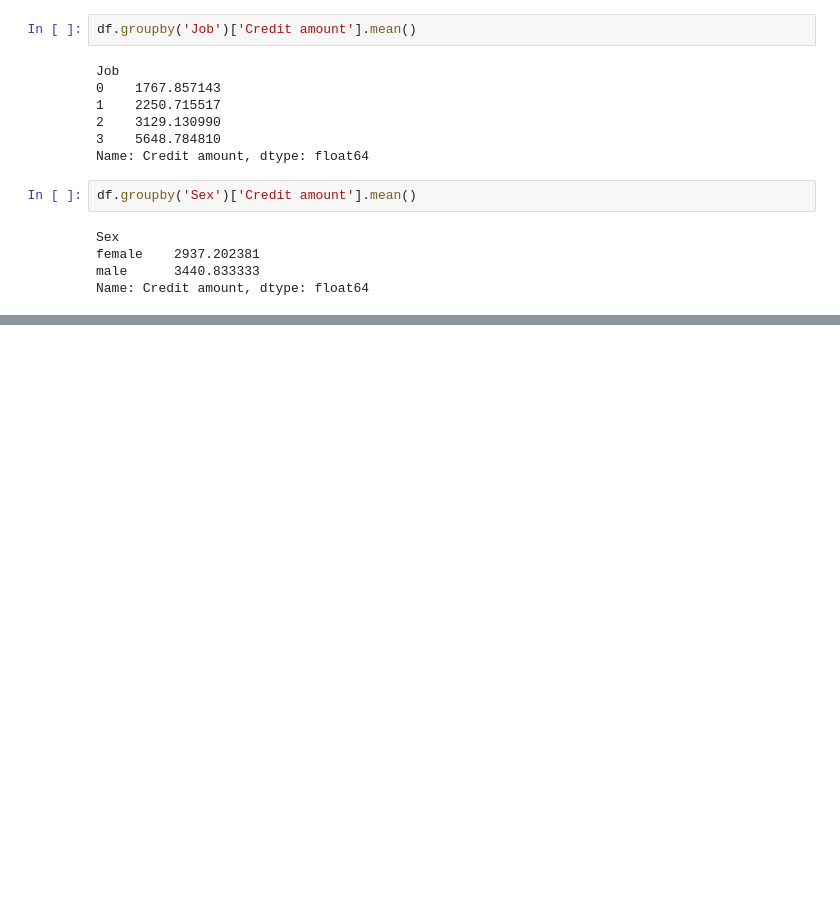
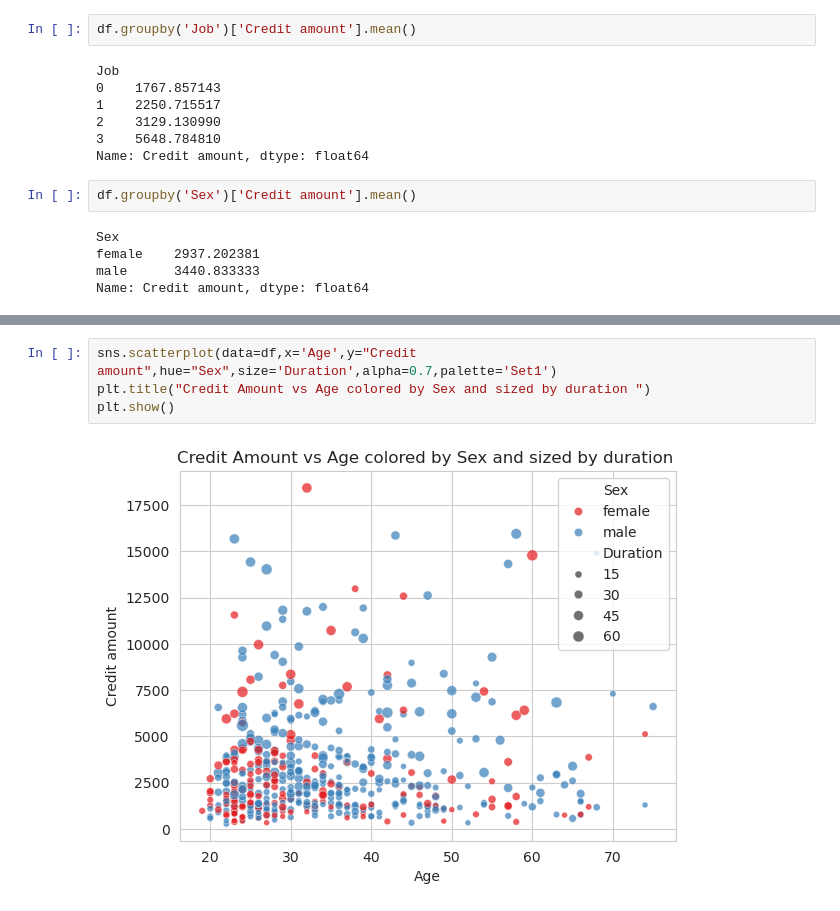
Before and after one commit to mmiskatul/Credit-Risk-Model, a Jupyter notebook: Analysis-data.ipynb, the cells around one changed output, grey strips where cells are left out. Drawn from its saved outputs; the diff is of its cells as text; blank space fills up the shorter version.

Commit message:
plot scatterplot base on amount age andsex and duration

```diff
--- a/Analysis-data.ipynb
+++ b/Analysis-data.ipynb
@@ -272,0 +279,6 @@ pd.pivot_table(df,values='Credit amount',index='Housing',columns='Purpose')
+# %%
+sns.scatterplot(data=df,x='Age',y="Credit amount",hue="Sex",size='Duration',alpha=0.7,palette='Set1')
+plt.title("Credit Amount vs Age colored by Sex and sized by duration ")
+plt.show()
+# %% [output]
+[figure, added]
```
Also changed, not shown: parts of 1 cell of this notebook.
